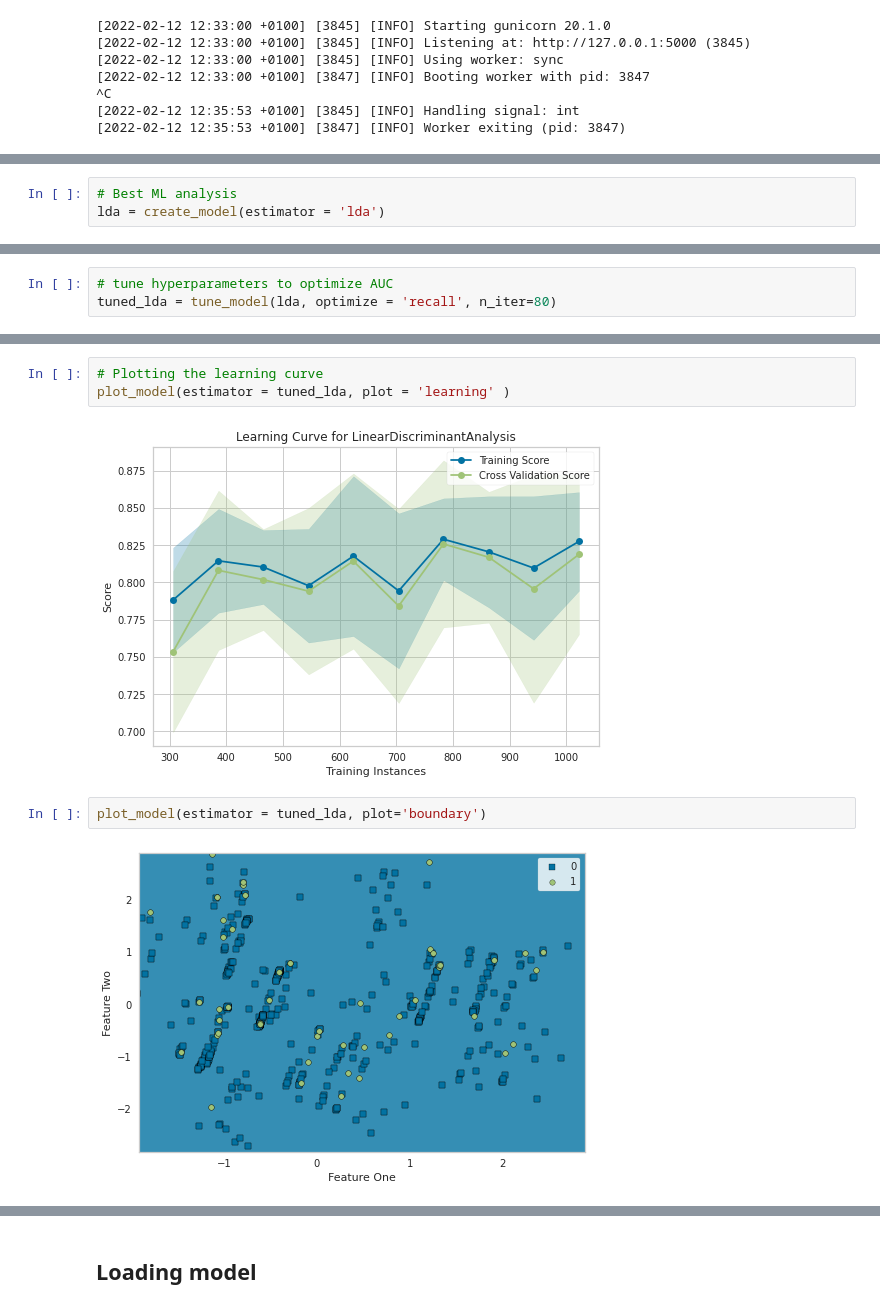
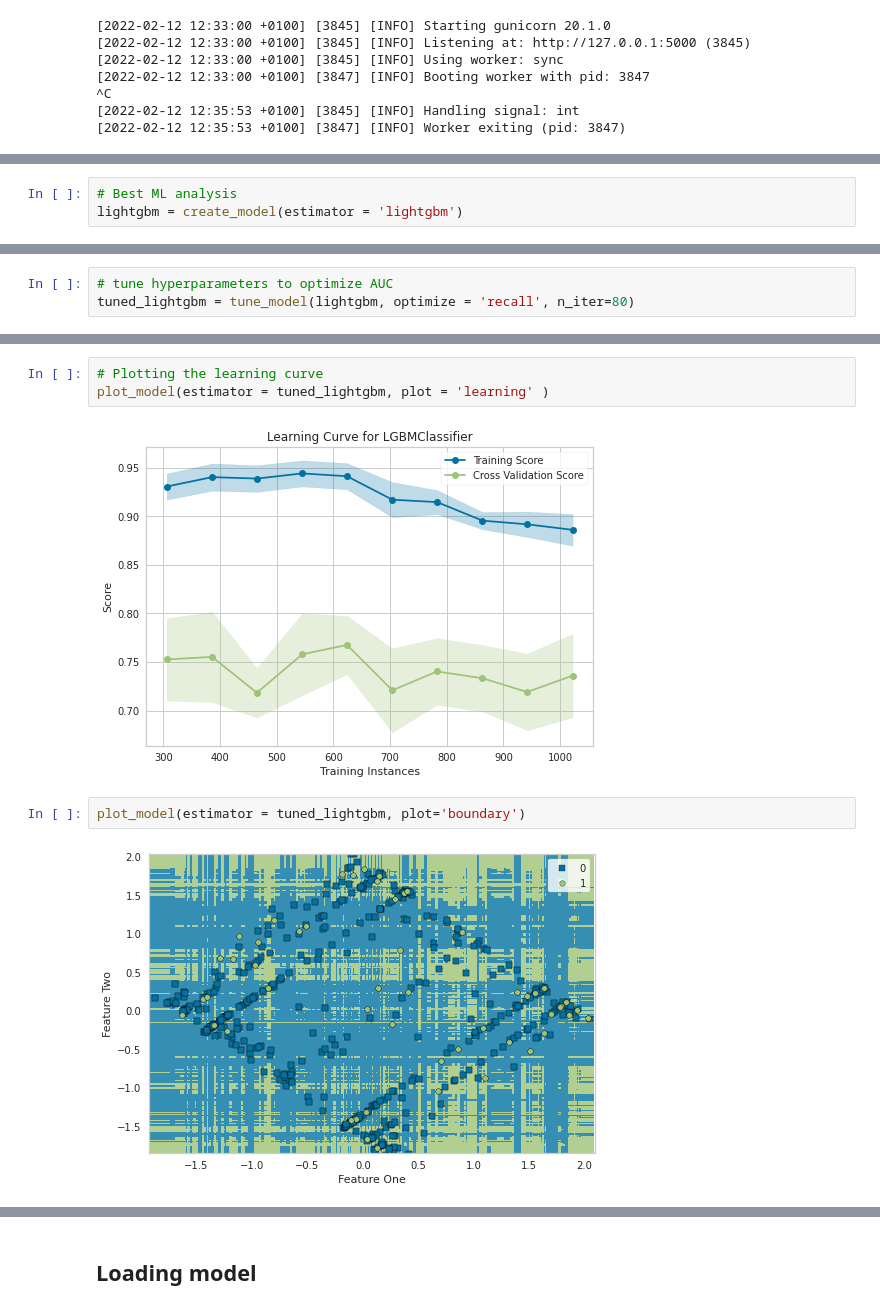
Before and after one commit to jdpinedaj/SentimentMountEtna, a Jupyter notebook: notebooks/2_etna_classification.ipynb, the cells around one changed output, grey strips where cells are left out. Cells and saved outputs as stored; diff of their text form.

```diff
--- a/notebooks/2_etna_classification.ipynb
+++ b/notebooks/2_etna_classification.ipynb
@@ -399,5 +414,5 @@ interactive(children=(ToggleButtons(description='Plot Type:', icons=('',), optio
 # %%
 # Best ML analysis
-lda = create_model(estimator = 'lda')
+lightgbm = create_model(estimator = 'lightgbm')
 # %% [output]
 |  | Accuracy | AUC | Recall | Prec. | F1 | Kappa | MCC |
@@ -450,5 +465,5 @@ interactive(children=(ToggleButtons(description='Plot Type:', icons=('',), optio
 # %%
 # tune hyperparameters to optimize AUC
-tuned_lda = tune_model(lda, optimize = 'recall', n_iter=80)
+tuned_lightgbm = tune_model(lightgbm, optimize = 'recall', n_iter=80)
 # %% [output]
 |  | Accuracy | AUC | Recall | Prec. | F1 | Kappa | MCC |
@@ -482,10 +497,10 @@ plot_model(estimator = tuned_lda, plot = 'auc')
 # %%
 # Plotting the learning curve
-plot_model(estimator = tuned_lda, plot = 'learning' )
+plot_model(estimator = tuned_lightgbm, plot = 'learning' )
 # %% [output]
-[figure, old version]
+[figure, new version]
 # %%
-plot_model(estimator = tuned_lda, plot='boundary')
+plot_model(estimator = tuned_lightgbm, plot='boundary')
 # %% [output]
-[figure, old version]
+[figure, new version]
 # %%
```
Also changed, not shown: parts of 99 cells of this notebook.
